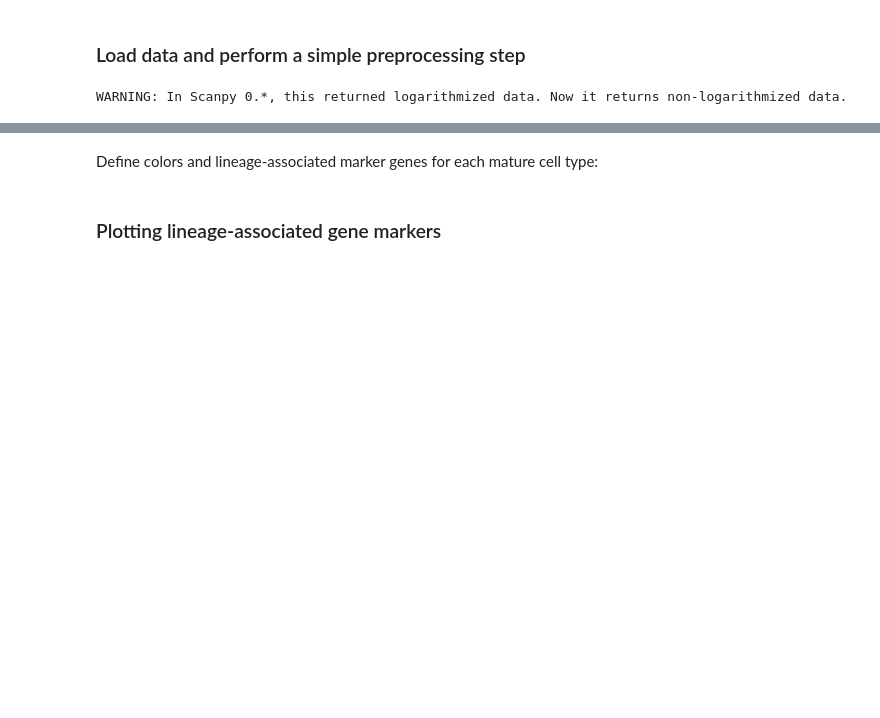
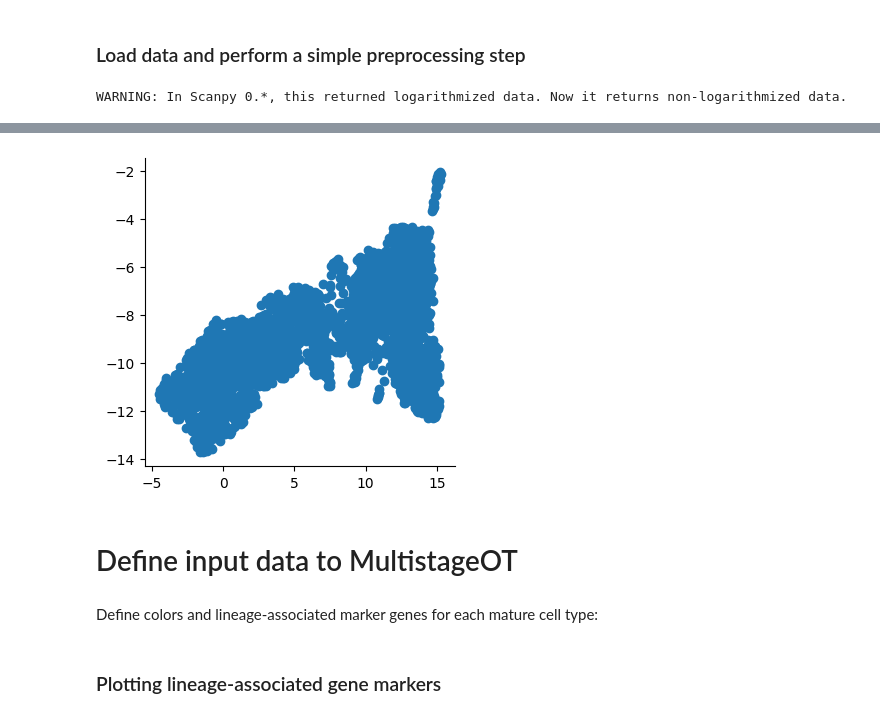
Before and after one commit to dahlinlab/MultistageOT, a Jupyter notebook: scripts/notebooks/real_data/paul2015/main.ipynb, the cells around one changed output, grey strips where cells are left out. Saved outputs shown, nothing was run; the diff lists cells and outputs as text; code cells hidden in the pictures; blank space fills up the shorter version.

```diff
--- a/scripts/notebooks/real_data/paul2015/main.ipynb
+++ b/scripts/notebooks/real_data/paul2015/main.ipynb
@@ -53,3 +86,11 @@ embedding.index = embedding.index.astype(str)
+# %%
+plt.figure(figsize=(4,4))
+plt.scatter(embedding.loc[:,'umap_1'],embedding.loc[:,'umap_2'])
+sbn.despine()
+# %% [output]
+[figure, added]
+# %% [markdown]
+# Define input data to MultistageOT
 # %% [markdown]
 Define colors and lineage-associated marker genes for each mature cell type:
 # %%
```
Also changed, not shown: parts of 34 cells of this notebook, 18 other files.
